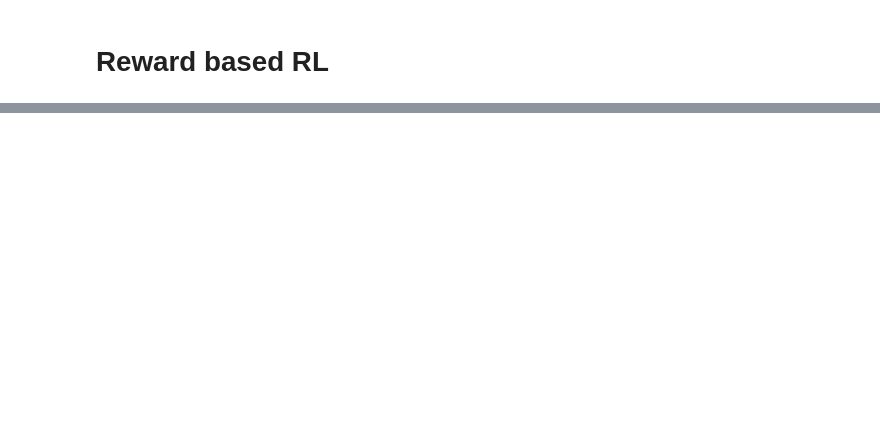
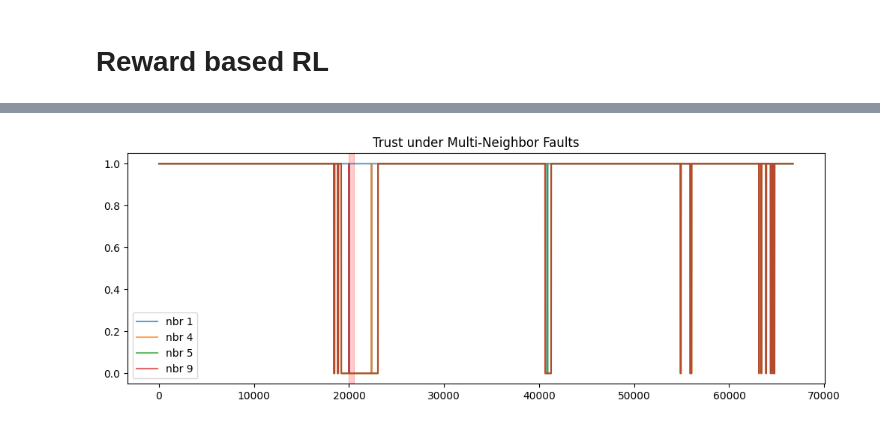
Before and after one commit to prateek-g-bit/Fault-Tolerance-System, a Jupyter notebook: fault-tolerant-system-v1.ipynb, the cells around one changed output, grey strips where cells are left out. Drawn from its saved outputs; the diff is of its cells as text; code cells hidden in the pictures; blank space fills up the shorter version.

```diff
--- a/fault-tolerant-system-v1.ipynb
+++ b/fault-tolerant-system-v1.ipynb
@@ -1428,5 +1448,5 @@ Epoch 30 | loss = 1.488626
 # %%
-trust_cls = torch.ones_like(X_fault)
+trust_cls = torch.ones_like(X_fault_nb)
 
 with torch.no_grad():
     for t in range(T):
@@ -1437,7 +1457,7 @@ with torch.no_grad():
         state = build_neighbor_state(
             t,
             sensor_idx,
-            X_fault,
+            X_fault_nb,
             X_temp_hat,
             fault_flags_t,
             nbr_idx_torch
@@ -1447,6 +1467,11 @@ with torch.no_grad():
         trust = 1.0 - p_fault
         trust = torch.clamp(trust, 0.0, 1.0)
 
+        # hard anchor: force closest neighbor to be trusted
+        score = trust / (nbr_dist_torch[sensor_idx] + 1e-6)
+        anchor = torch.argmax(score)
+        trust[anchor] = 1.0
+
         trust_cls[t, nbr_idx_torch[sensor_idx]] = trust
 # %%
 X_spatial_hat_cls = spatial_reconstruct_trust_weighted(
@@ -1656,0 +1682,15 @@ Neighbor 9 | mean trust (fault window): 0.000
+# %%
+plt.figure(figsize=(12,4))
+for n in neighbors_target:
+    plt.plot(
+        trust_cls[:, n].cpu(),
+        label=f"nbr {n}",
+        alpha=0.7
+    )
+
+plt.axvspan(FAULT_START, FAULT_END, color="red", alpha=0.2)
+plt.legend()
+plt.title("Trust under Multi-Neighbor Faults")
+plt.show()
+# %% [output]
+[figure, added]
```
Also changed, not shown: parts of 26 cells of this notebook.
